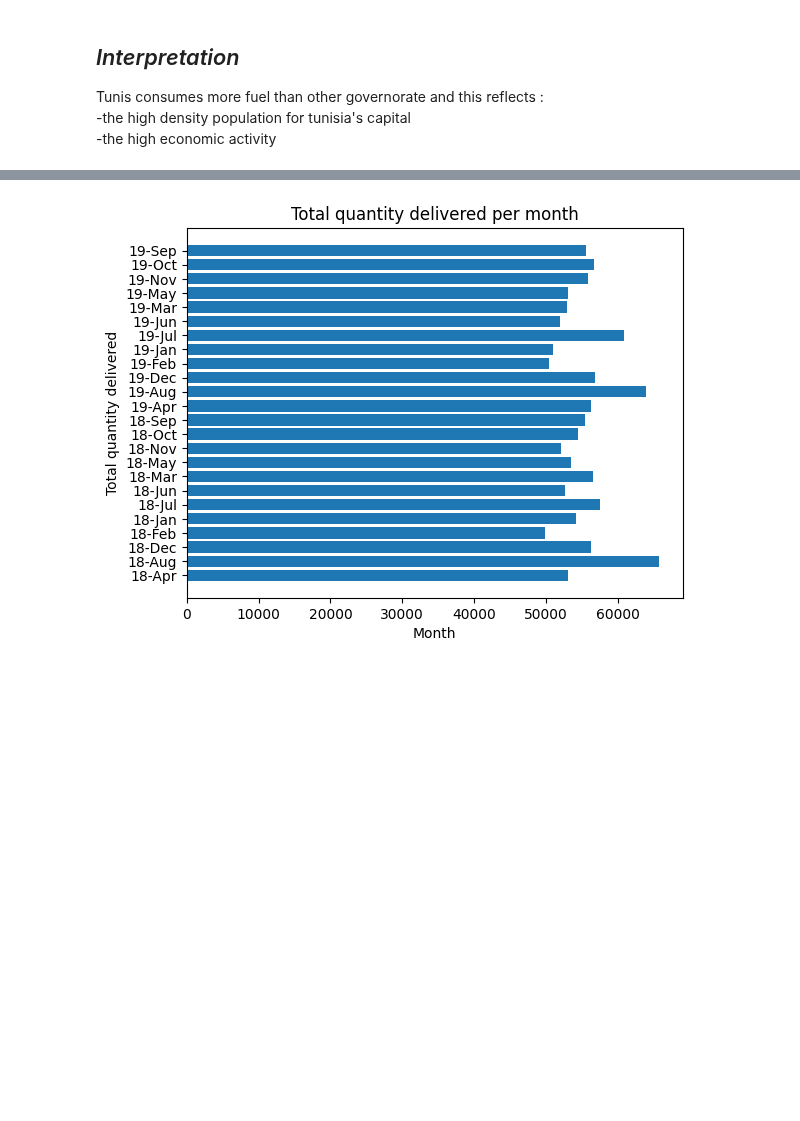
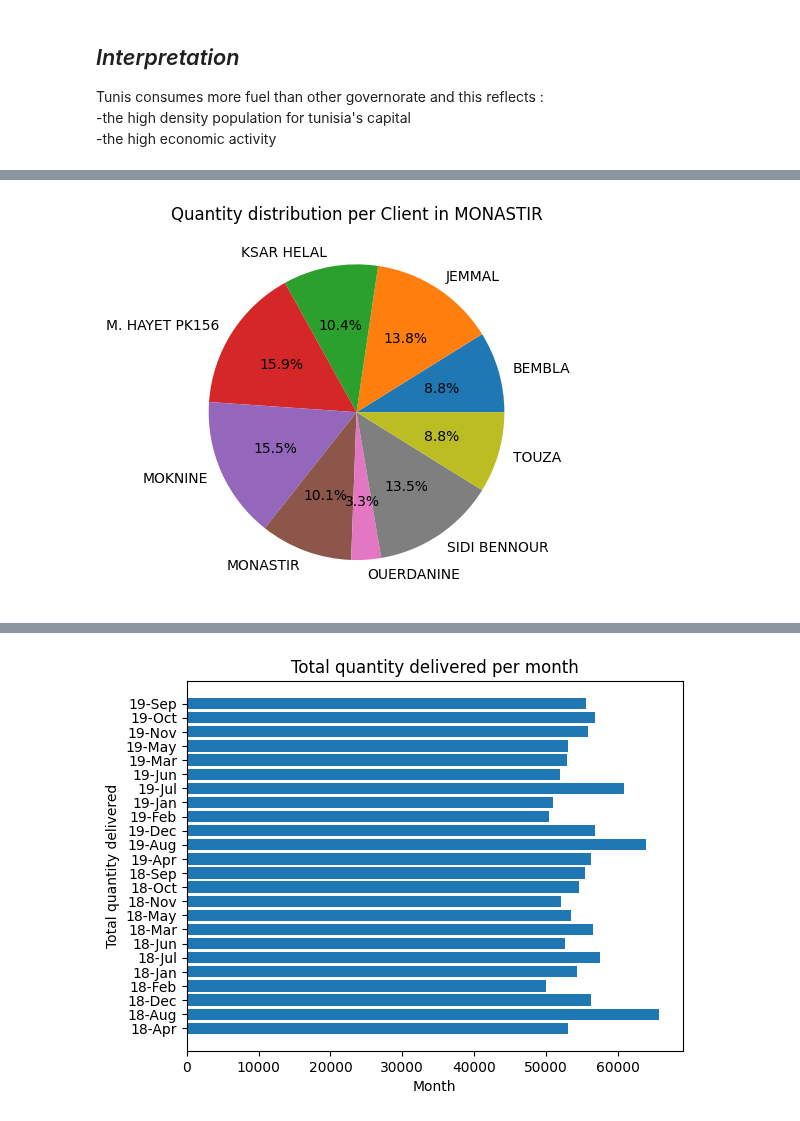
Before and after one commit to MedAzizBouzid/AGIL-ENERGY-Forecast-system, a Jupyter notebook: notebooks/BO1/forecast_customer_demand.ipynb, the cells around one changed output, grey strips where cells are left out. Drawn from its saved outputs; the diff is of its cells as text; code cells hidden in the pictures; blank space fills up the shorter version.

```diff
--- a/notebooks/BO1/forecast_customer_demand.ipynb
+++ b/notebooks/BO1/forecast_customer_demand.ipynb
@@ -161 +134,13 @@ plt.show()
+# %%
+df_monastir = dataset[dataset["CODGVR"] == "MONASTIR"]
+
+df_somme_client = df_monastir.groupby(["NUMCPT"])["SUM(QTEPRD)"].sum()
+
+plt.pie(df_somme_client.values, labels=df_somme_client.index, autopct="%1.1f%%")
+
+plt.title("Quantity distribution per Client in MONASTIR")
+
+plt.show()
+# %% [output]
+[figure, added]
 # %%
```
Also changed, not shown: parts of 39 cells of this notebook, 4 other files.
